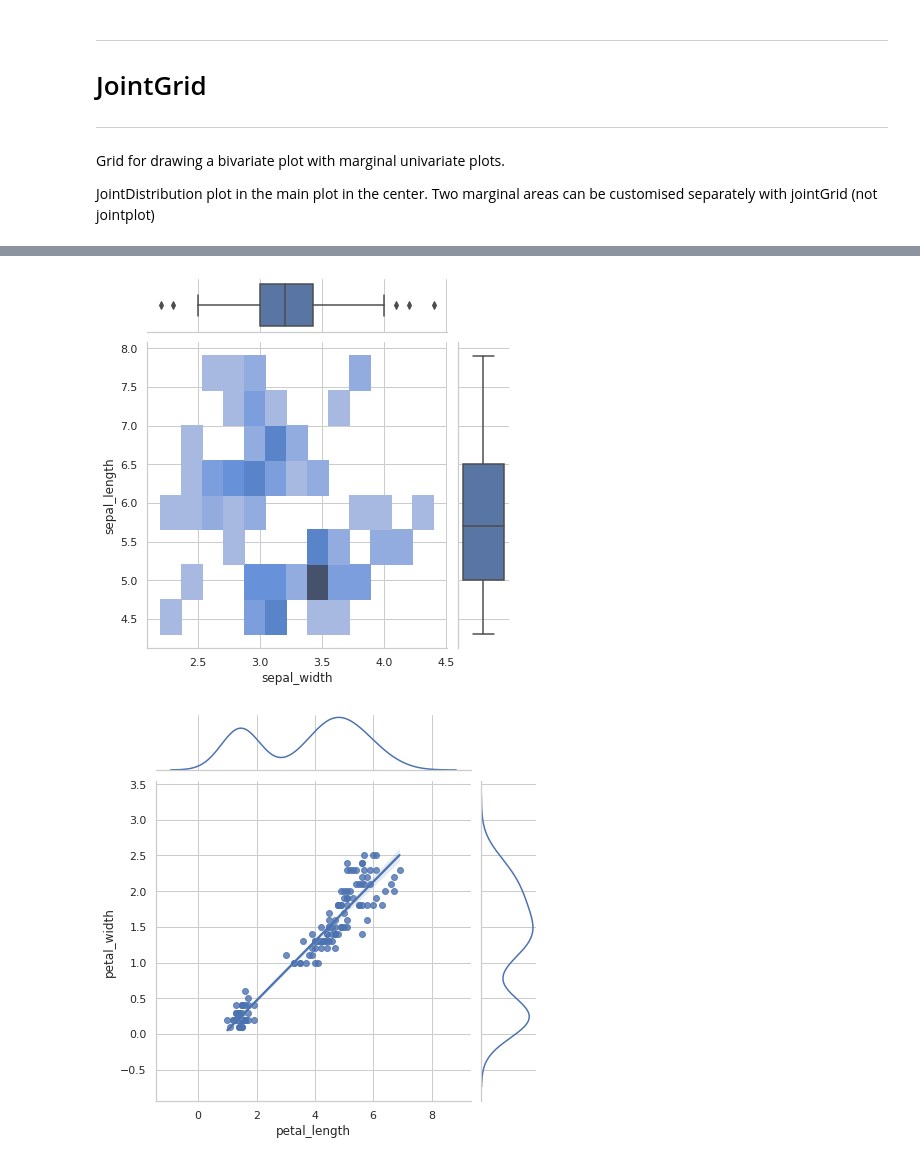
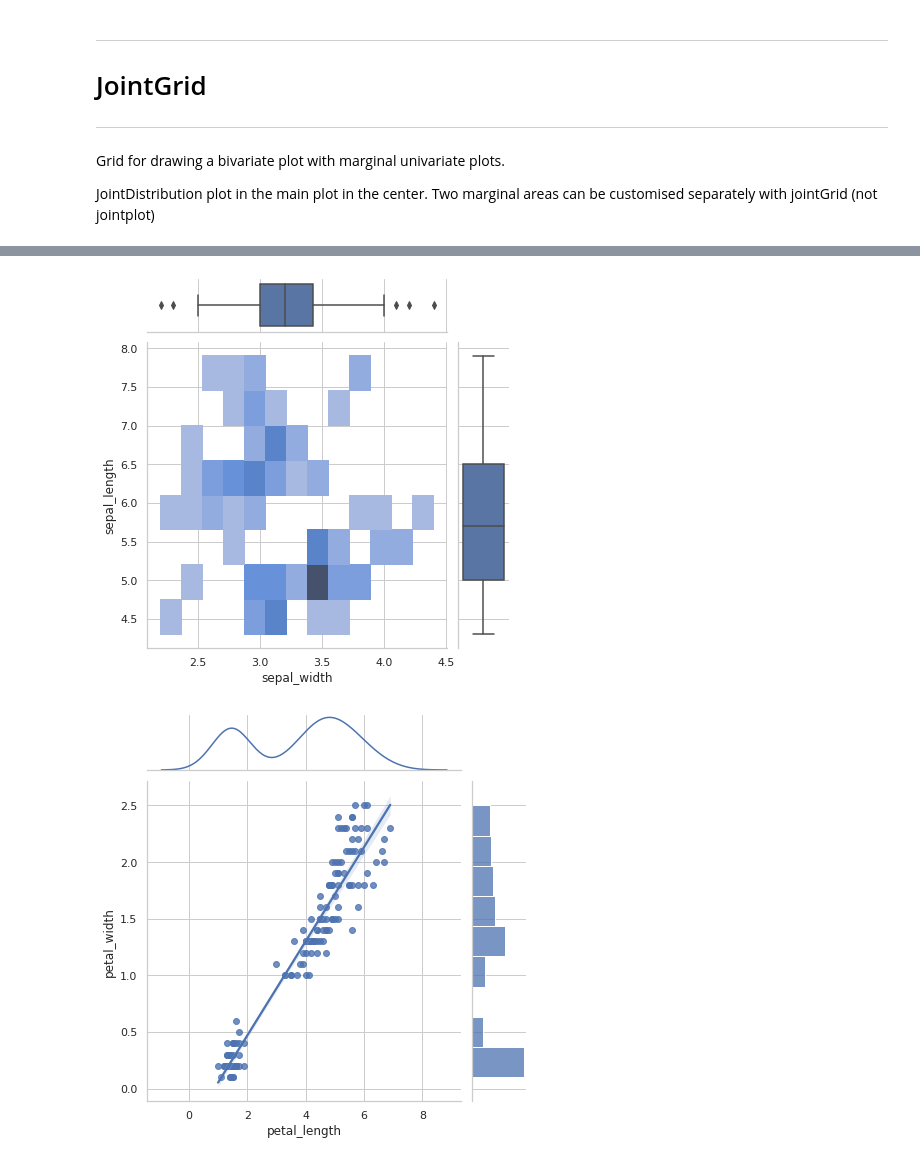
Before and after one commit to ZheFrench/Qbio, a Jupyter notebook: Module2.ipynb, the cells around one changed output, grey strips where cells are left out. Cells and saved outputs as stored; diff of their text form; code cells hidden in the pictures.

```diff
--- a/Module2.ipynb
+++ b/Module2.ipynb
@@ -139,32 +140,32 @@ dataframe = sns.load_dataset("iris")
 both = dataframe.loc[dataframe.species.isin (["setosa" , "virginica"])]
 
 g = sns.JointGrid(data=both, x="sepal_width", y="sepal_length")
 # You define the two plots you want
 g.plot(sns.regplot,sns.kdeplot)
 plt.show()
 
 g = sns.JointGrid(data=both, x="sepal_width", y="sepal_length")
 # You define the plot you want in the center
 g.plot_joint(sns.kdeplot,fill=True,thresh=0, levels=100 ,cmap="rocket" )
 # You define the marginals plot
 g.plot_marginals(sns.histplot, color="#feff99", edgecolor='#e002c2', linewidth=1, alpha=1, bins=25)
 plt.show()
 
 g = sns.JointGrid(data=both, x="sepal_width", y="sepal_length")
 g.plot_joint(sns.histplot)
 g.plot_marginals(sns.boxplot)
 plt.show()
 
 # But you can plot two different plots on the marginal axes.
 g = sns.JointGrid()
 x,y = dataframe.petal_length ,dataframe.petal_width
 sns.regplot(x=x,y=y, ax= g.ax_joint)
 # You define the marginals plot separetely
 sns.kdeplot(x=x, ax= g.ax_marg_x)
-sns.kdeplot(y=y,ax = g.ax_marg_y)
+sns.histplot(y=y,ax = g.ax_marg_y)
 plt.show()
 # %% [output]
 [figure]
 [figure]
 [figure]
-[figure, old version]
+[figure, new version]
```
Also changed, not shown: parts of 3 cells of this notebook, 4 other files.
